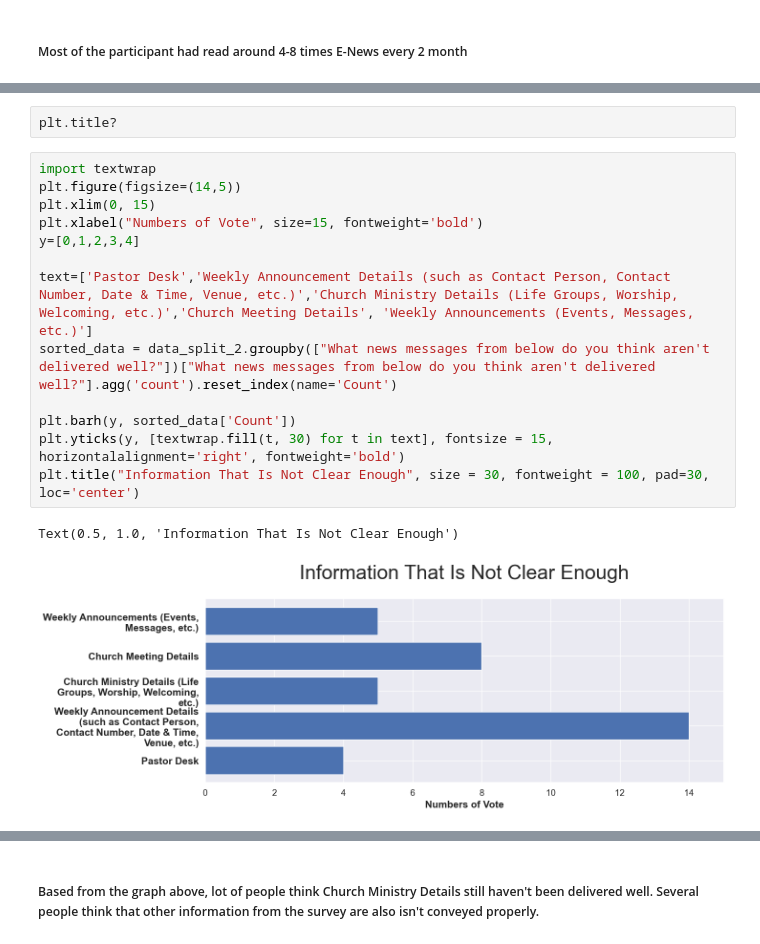
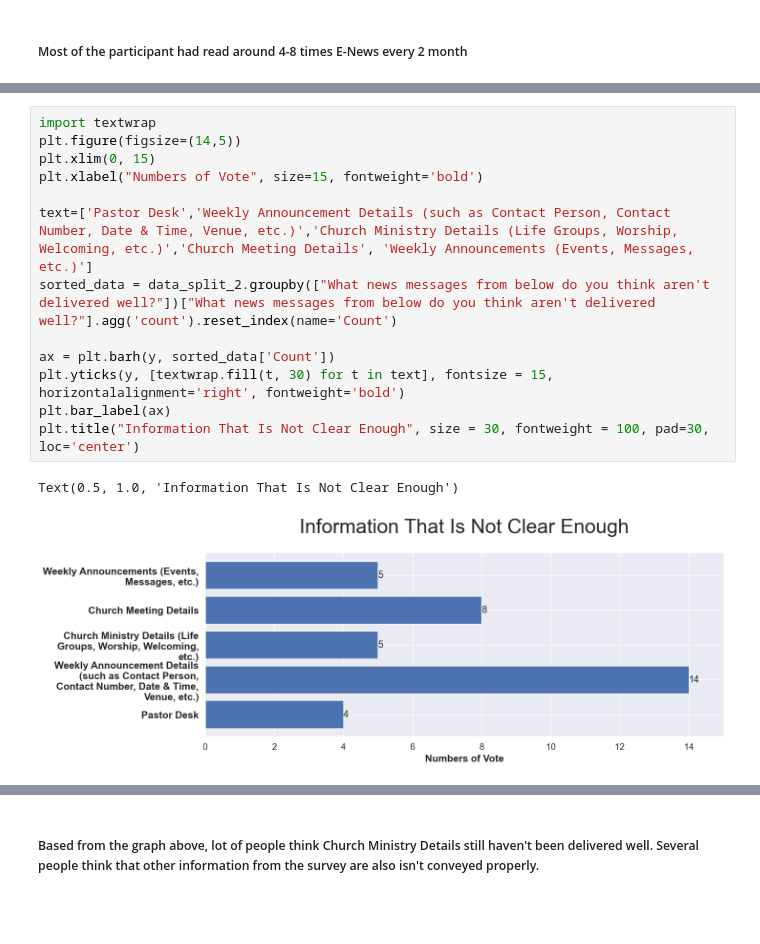
Before and after one commit to Maverick-DataScience/RANDOM-PROJECT, a Jupyter notebook: Jupyter Church E-News.ipynb, the cells around one changed output, grey strips where cells are left out. Drawn from its saved outputs; the diff is of its cells as text; blank space fills up the shorter version.

```diff
--- a/Jupyter Church E-News.ipynb
+++ b/Jupyter Church E-News.ipynb
@@ -172,18 +182,16 @@ NameError: name 'sorted_data' is not defined
 # %%
-plt.title?
+import textwrap
+plt.figure(figsize=(14,5))
+plt.xlim(0, 15)
+plt.xlabel("Numbers of Vote", size=15, fontweight='bold')
+
+text=['Pastor Desk','Weekly Announcement Details (such as Contact Person, Contact Number, Date & Time, Venue, etc.)','Church Ministry Details (Life Groups, Worship, Welcoming, etc.)','Church Meeting Details', 'Weekly Announcements (Events, Messages, etc.)']
+sorted_data = data_split_2.groupby(["What news messages from below do you think aren't delivered well?"])["What news messages from below do you think aren't delivered well?"].agg('count').reset_index(name='Count')
+
+ax = plt.barh(y, sorted_data['Count'])
+plt.yticks(y, [textwrap.fill(t, 30) for t in text], fontsize = 15, horizontalalignment='right', fontweight='bold')
+plt.bar_label(ax)
+plt.title("Information That Is Not Clear Enough", size = 30, fontweight = 100, pad=30, loc='center')
+# %% [output]
+Text(0.5, 1.0, 'Information That Is Not Clear Enough')
+[figure, added]
-# %%
-import textwrap
-plt.figure(figsize=(14,5))
-plt.xlim(0, 15)
-plt.xlabel("Numbers of Vote", size=15, fontweight='bold')
-y=[0,1,2,3,4]
-
-text=['Pastor Desk','Weekly Announcement Details (such as Contact Person, Contact Number, Date & Time, Venue, etc.)','Church Ministry Details (Life Groups, Worship, Welcoming, etc.)','Church Meeting Details', 'Weekly Announcements (Events, Messages, etc.)']
-sorted_data = data_split_2.groupby(["What news messages from below do you think aren't delivered well?"])["What news messages from below do you think aren't delivered well?"].agg('count').reset_index(name='Count')
-
-plt.barh(y, sorted_data['Count'])
-plt.yticks(y, [textwrap.fill(t, 30) for t in text], fontsize = 15, horizontalalignment='right', fontweight='bold')
-plt.title("Information That Is Not Clear Enough", size = 30, fontweight = 100, pad=30, loc='center')
-# %% [output]
-Text(0.5, 1.0, 'Information That Is Not Clear Enough')
-[figure, removed]
```
Also changed, not shown: parts of 5 cells of this notebook.
